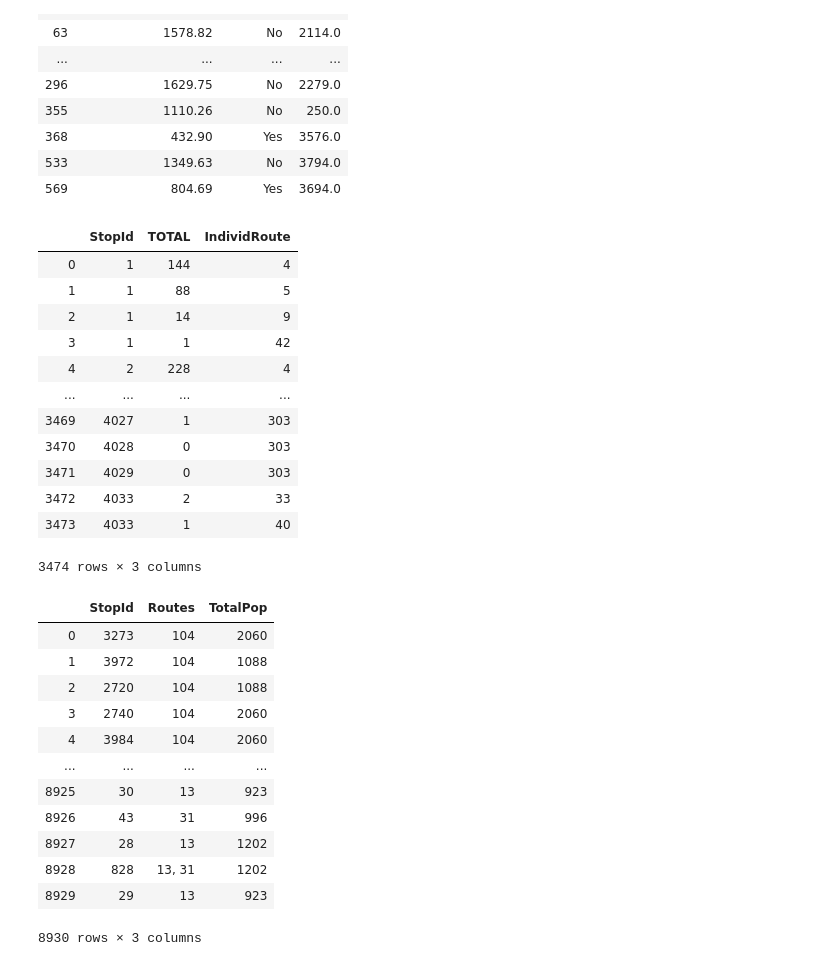
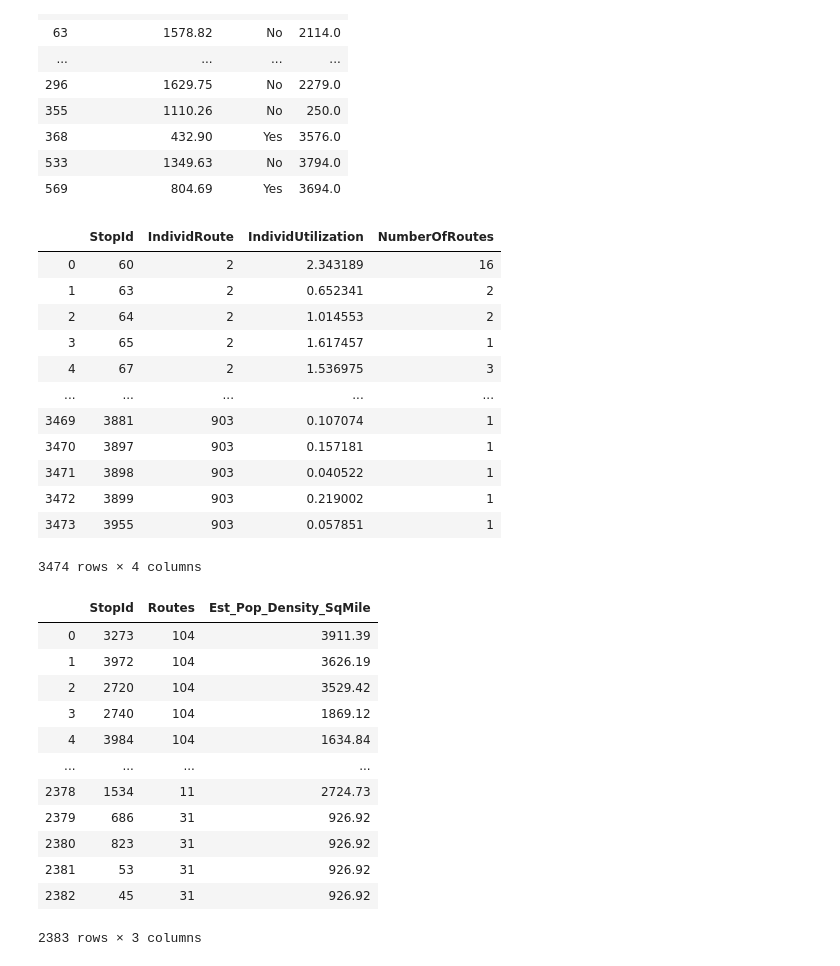
Before and after one commit to joy-kitson/bus-routes, a Jupyter notebook: src/util_v_pop_plot.ipynb, the cells around one changed output. Drawn from its saved outputs; the diff is of its cells as text; code cells hidden in the pictures.

```diff
--- a/src/util_v_pop_plot.ipynb
+++ b/src/util_v_pop_plot.ipynb
@@ -30,41 +30,41 @@ r25_stop_ids.rename(columns={'CorrespondingStopID': 'StopId'})
 | 533 | 1349.63 | No | 3794.0 |
 | 569 | 804.69 | Yes | 3694.0 |
 # %%
-ridership_data = pd.read_csv(ridership,thousands=',', usecols=['UNIQUE_STOP_NUMBER', 'TOTAL', 'IndividRoute'])
+ridership_data = pd.read_csv(ridership,thousands=',', usecols=['StopID','IndividUtilization','IndividRoute','NumberOfRoutes'])
 #ridership_data = ridership_data[ridership_data['IndividRoute'] == 25]
-ridership_data.rename(columns={'UNIQUE_STOP_NUMBER' : 'StopId'}, inplace=True)
+ridership_data.rename(columns={'StopID' : 'StopId'}, inplace=True)
 ridership_data
 # %% [output]
-|  | StopId | TOTAL | IndividRoute |
-| 0 | 1 | 144 | 4 |
-| 1 | 1 | 88 | 5 |
-| 2 | 1 | 14 | 9 |
-| 3 | 1 | 1 | 42 |
-| 4 | 2 | 228 | 4 |
-| ... | ... | ... | ... |
-| 3469 | 4027 | 1 | 303 |
-| 3470 | 4028 | 0 | 303 |
-| 3471 | 4029 | 0 | 303 |
-| 3472 | 4033 | 2 | 33 |
-| 3473 | 4033 | 1 | 40 |
+|  | StopId | IndividRoute | IndividUtilization | NumberOfRoutes |
+| 0 | 60 | 2 | 2.343189 | 16 |
+| 1 | 63 | 2 | 0.652341 | 2 |
+| 2 | 64 | 2 | 1.014553 | 2 |
+| 3 | 65 | 2 | 1.617457 | 1 |
+| 4 | 67 | 2 | 1.536975 | 3 |
+| ... | ... | ... | ... | ... |
+| 3469 | 3881 | 903 | 0.107074 | 1 |
+| 3470 | 3897 | 903 | 0.157181 | 1 |
+| 3471 | 3898 | 903 | 0.040522 | 1 |
+| 3472 | 3899 | 903 | 0.219002 | 1 |
+| 3473 | 3955 | 903 | 0.057851 | 1 |
-3474 rows × 3 columns
+3474 rows × 4 columns
 # %%
-demo_data = pd.read_csv(demos_path, usecols=['StopId','Routes', 'TotalPop'])
+demo_data = pd.read_csv(demos_path, usecols=['StopId','Routes', 'Est_Pop_Density_SqMile'])
 demo_data
 # %% [output]
-|  | StopId | Routes | TotalPop |
-| 0 | 3273 | 104 | 2060 |
-| 1 | 3972 | 104 | 1088 |
-| 2 | 2720 | 104 | 1088 |
-| 3 | 2740 | 104 | 2060 |
-| 4 | 3984 | 104 | 2060 |
+|  | StopId | Routes | Est_Pop_Density_SqMile |
+| 0 | 3273 | 104 | 3911.39 |
+| 1 | 3972 | 104 | 3626.19 |
+| 2 | 2720 | 104 | 3529.42 |
+| 3 | 2740 | 104 | 1869.12 |
+| 4 | 3984 | 104 | 1634.84 |
 | ... | ... | ... | ... |
-| 8925 | 30 | 13 | 923 |
-| 8926 | 43 | 31 | 996 |
-| 8927 | 28 | 13 | 1202 |
-| 8928 | 828 | 13, 31 | 1202 |
-| 8929 | 29 | 13 | 923 |
+| 2378 | 1534 | 11 | 2724.73 |
+| 2379 | 686 | 31 | 926.92 |
+| 2380 | 823 | 31 | 926.92 |
+| 2381 | 53 | 31 | 926.92 |
+| 2382 | 45 | 31 | 926.92 |
-8930 rows × 3 columns
+2383 rows × 3 columns
 # %%
 #final_data = pd.merge(r25_stop_ids, ridership_data, on='CorrespondingStopID', how='inner')
 final_data = pd.merge(demo_data, ridership_data, on='StopId')
```
Also changed, not shown: parts of 6 cells of this notebook, 3 other files.
